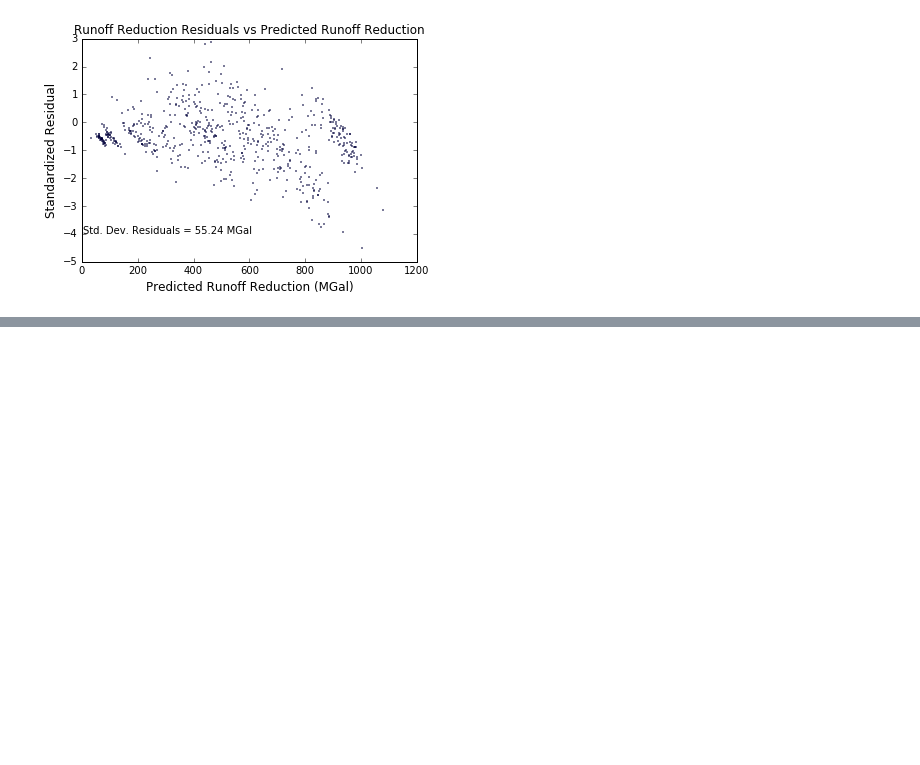
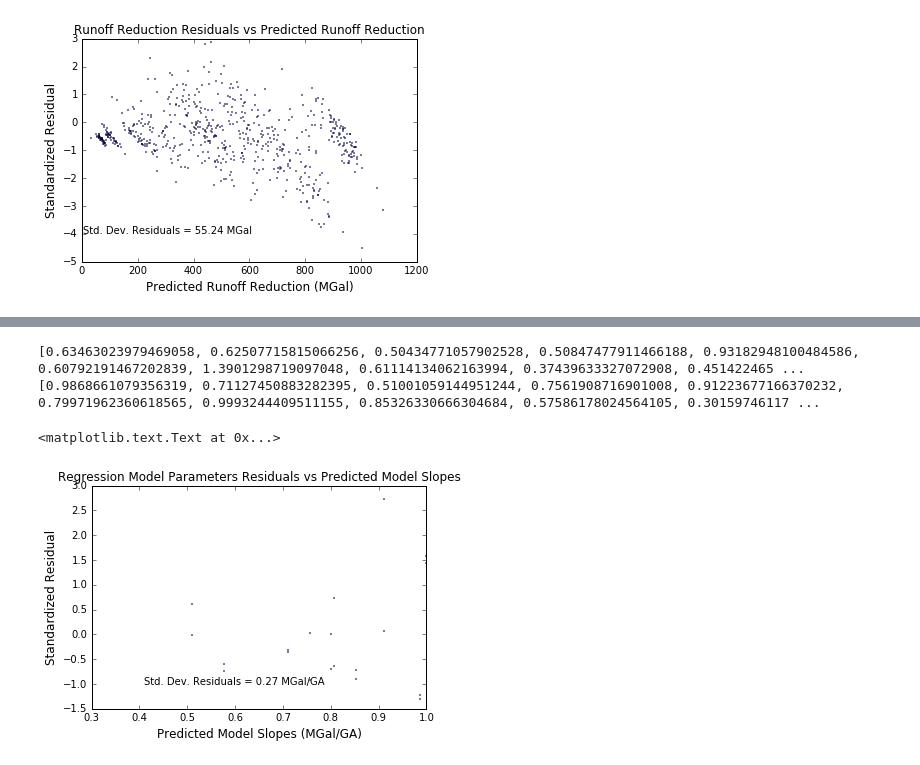
Before and after one commit to amcgarity/SWMMWise, a Jupyter notebook: multivariate_regression-AEM.ipynb, the cells around one changed output, grey strips where cells are left out. Saved outputs shown, nothing was run; the diff lists cells and outputs as text; code cells hidden in the pictures; blank space fills up the shorter version.

Commit message:
major changes to multivariate regression to attempt calculating CSO vs GA slopes from subcatchment parameters

```diff
--- a/multivariate_regression-AEM.ipynb
+++ b/multivariate_regression-AEM.ipynb
@@ -337,22 +341,3 @@ ax1.text(2,-4,stdDevText)
 # %% [output]
 <matplotlib.text.Text at 0x...>
 [figure]
-# %%
-import yaml
-#from swmm_run_cso import *
-from swmm_objects import *
-from swmm_read_cso_time_series import *
-swmmInpFile = "wingohocking_PWD.inp"  # initial SWMM .inp file
-lidListFile = "PWD_wingo_Rain_Barrel_and_Morris_LID_List.yaml"
-infile = open(swmmInpFile,'r')
-swmmInpStr = infile.readlines()
-infile.close()
-(section_names,sections) = read_inp(swmmInpStr)
-model = swmm_model("Model",section_names,sections)
-f = open(lidListFile,'r')   # Read the LID parameters used to calculate [LID_USAGE]
-lidList = yaml.load(f)  # list of dicts, one for each line in [LID_USAGE]
-f.close()
-#lid = 0
-#for lidUsed in lidList:
-
-model.getSubcatchmentSlope("TT14-574_shed")
@@ -360,0 +438,53 @@ model.getSubcatchmentSlope("TT14-574_shed")
+# %%
+# Generate Residuals Plot for Regression Parameters vs LID and Subcatchment Properties
+%matplotlib inline
+import matplotlib.pyplot as plt
+import numpy as np
+# First, transpose results['numLists']:
+xVals = list(zip(*paramIndVars))
+#print xVals
+#print list(xVals[0])
+indexOfBetaZero = len(paramStats.params)-1
+#print indexOfBetaZero
+betaZero = paramStats.params[indexOfBetaZero]
+#print betaZero
+yPredicted = []
+
+for x in xVals:
+    i=0
+    yval = betaZero
+    for beta in paramStats.params:
+        yval += beta*x[i]
+        i+=1
+        if i == indexOfBetaZero:
+            break
+    yPredicted.append(yval)
+
+
+paramDepVarValuesMGal = [x/1e6 for x in paramDepVarValues]
+yPredictedMGal = [x/1e6 for x in yPredicted]
+print paramDepVarValuesMGal
+print yPredictedMGal
+
+residuals = []
+
+i = 0
+for yActual in paramDepVarValues:
+    resid = yActual - yPredicted[i]  # Residual in 10^6 Gal
+    residuals.append(resid)
+    i+=1
+stdDevResiduals = np.std(residuals, ddof=1) #ddof=1 for SAMPLE std. dev.
+standardizedResiduals = [x / stdDevResiduals for x in residuals]
+(fig, ax1) = plt.subplots()
+ax1.plot(yPredictedMGal,standardizedResiduals,'ko',color = 'b',markersize = 1)
+plt.title("Regression Model Parameters Residuals vs Predicted Model Slopes")
+ax1.set_xlabel("Predicted Model Slopes (MGal/GA)",fontsize=12)
+#ax1.set_ylabel("Residual (MGal)",fontsize=12)
+ax1.set_ylabel("Standardized Residual",fontsize=12)
+stdDevText = "Std. Dev. Residuals = %0.2f MGal/GA" % (stdDevResiduals/1e6)  # convert to MGal
+ax1.text(0.41,-1,stdDevText)
+# %% [output]
+[0.63463023979469058, 0.62507715815066256, 0.50434771057902528, 0.50847477911466188, 0.93182948100484586, 0.60792191467202839, 1.3901298719097048, 0.61114134062163994, 0.37439633327072908, 0.451422465 ...
+[0.9868661079356319, 0.71127450883282395, 0.51001059144951244, 0.7561908716901008, 0.91223677166370232, 0.79971962360618565, 0.9993244409511155, 0.85326330666304684, 0.57586178024564105, 0.30159746117 ...
+<matplotlib.text.Text at 0x...>
+[figure, added]
```
Also changed, not shown: parts of 6 cells of this notebook.
